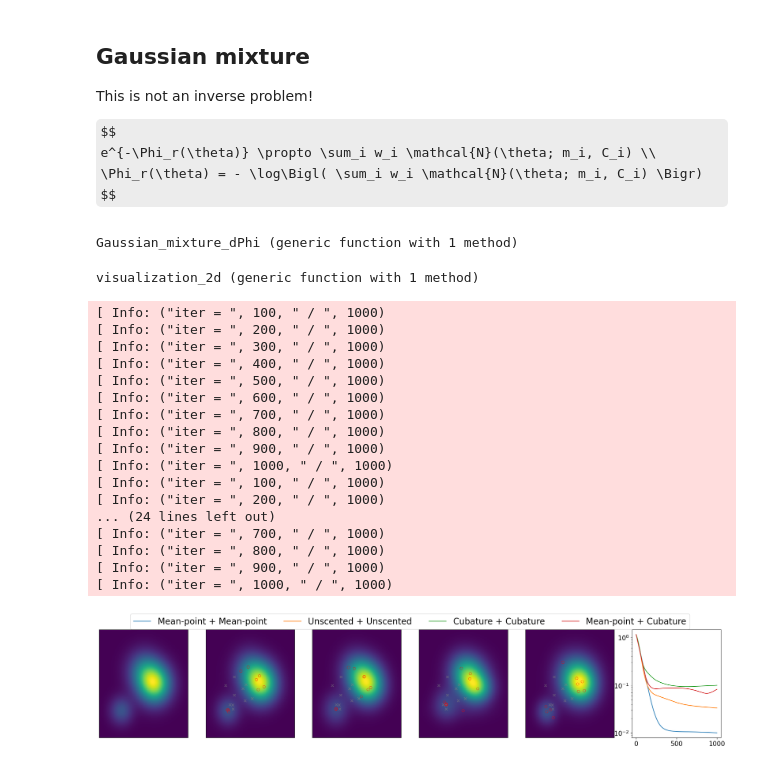
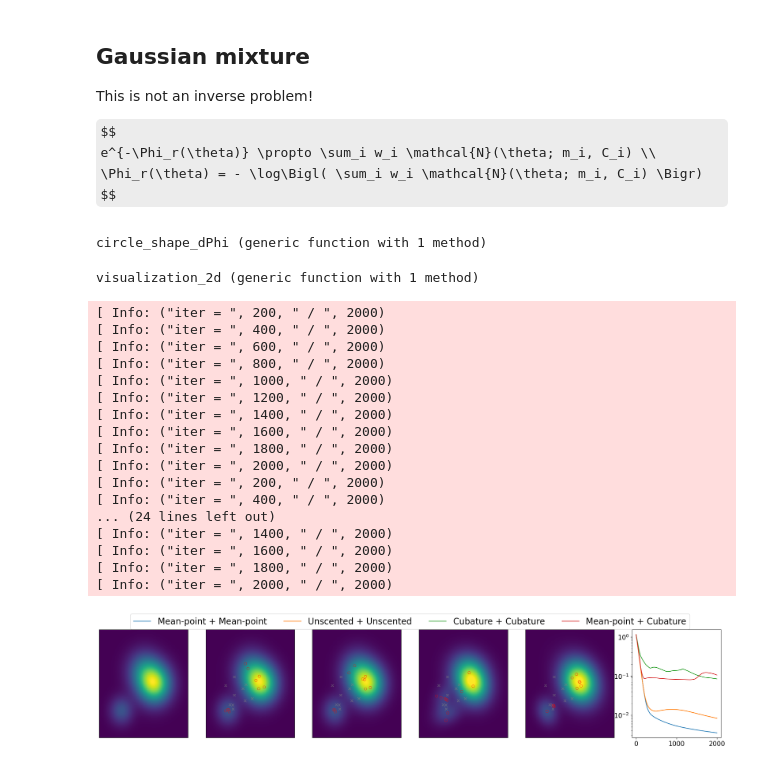
Before and after one commit to PKU-CMEGroup/InverseProblems.jl, a Jupyter notebook: Derivative-Free-Variational-Inference/Quadrature-Rule-Test.ipynb, the cells around one changed output. Cells and saved outputs as stored; diff of their text form; code cells hidden in the pictures; some formulas as TeX source.

```diff
--- a/Derivative-Free-Variational-Inference/Quadrature-Rule-Test.ipynb
+++ b/Derivative-Free-Variational-Inference/Quadrature-Rule-Test.ipynb
@@ -30,14 +30,27 @@ function log_Gaussian_mixture(x, args)
 end
 
 
-
 function Gaussian_mixture_dPhi(θ, args)
     return -log_Gaussian_mixture(θ, args),
            -ForwardDiff.gradient(x -> log_Gaussian_mixture(x, args), θ),
            -ForwardDiff.hessian(x -> log_Gaussian_mixture(x, args), θ)
 end
+
+
+function log_circle_shape(x, args)
+    # C = L L.T
+    # C^-1 = L^-TL^-1
+    return -(1 - x[1]^2 - 4*x[2]^2 - 2*x[1] * x[2])^2/(2 * 0.5^2)
+end
+
+
+function circle_shape_dPhi(θ, args)
+    return -log_circle_shape(θ, args),
+           -ForwardDiff.gradient(x -> log_circle_shape(x, args), θ),
+           -ForwardDiff.hessian(x -> log_circle_shape(x, args), θ)
+end
 # %% [output]
-Gaussian_mixture_dPhi (generic function with 1 method)
+circle_shape_dPhi (generic function with 1 method)
 # %%
 function visualization_2d(ax; Nx=2000, Ny=2000, x_lim=[-4.0,4.0], y_lim=[-4.0,4.0], func_F = nothing, func_Phi = nothing, objs=nothing, label=nothing)
 
@@ -120,49 +133,49 @@ for im = 1:N_modes
 end
 
 
 sqrt_matrix_type = "Cholesky"
-N_iter , dt  = 1000, 0.02
+N_iter , dt  = 2000, 0.02
 T =  N_iter * dt
 quadrature_test_list = [
     ("mean_point","mean_point"),
     ("unscented_transform","unscented_transform"),
     ("cubature_transform_o3","cubature_transform_o3"),
     ("cubature_transform_o3","mean_point")]
 
 objs = [GMNVI_Run(func_dPhi, T, N_iter, x0_w, x0_mean, xx0_cov;
-                quadrature_type_GM = quadrature_type_GM, quadrature_type = quadrature_type, Hessian_correct_GM = false) for  (quadrature_type_GM, quadrature_type) in quadrature_test_list]
+                quadrature_type_GM = quadrature_type_GM, quadrature_type = quadrature_type, c_weight_GM = 3.0, c_weight = 3.0, Hessian_correct_GM = false, diagonal_covariance=false) for  (quadrature_type_GM, quadrature_type) in quadrature_test_list]
 
 # Gaussian mixture test
 visualization_2d(ax; Nx = 200, Ny = 200, x_lim=[-3.0, 5.0], y_lim=[-3.0, 5.0], func_Phi = func_Phi, objs=objs,
         label=["Mean-point + Mean-point", "Unscented + Unscented", "Cubature + Cubature", "Mean-point + Cubature"])
 
 for i = 1:5
     ax[i].get_xaxis().set_visible(false)
     ax[i].get_yaxis().set_visible(false)
 end
 
 handles, labels = ax[end].get_legend_handles_labels()
 fig.legend(handles,labels,loc = "upper center",bbox_to_anchor=(0.5,0.98),ncol=4, fontsize=20)
 fig.subplots_adjust(bottom=0.15,top=0.85,left=0.02,right=0.98,hspace=0.2)
 
 # fig.tight_layout()
 fig.savefig("Quadrature-Points.pdf")
 # %% [output]
-[ Info: ("iter = ", 100, " / ", 1000)
-[ Info: ("iter = ", 200, " / ", 1000)
-[ Info: ("iter = ", 300, " / ", 1000)
-[ Info: ("iter = ", 400, " / ", 1000)
-[ Info: ("iter = ", 500, " / ", 1000)
-[ Info: ("iter = ", 600, " / ", 1000)
-[ Info: ("iter = ", 700, " / ", 1000)
-[ Info: ("iter = ", 800, " / ", 1000)
-[ Info: ("iter = ", 900, " / ", 1000)
-[ Info: ("iter = ", 1000, " / ", 1000)
-[ Info: ("iter = ", 100, " / ", 1000)
-[ Info: ("iter = ", 200, " / ", 1000)
+[ Info: ("iter = ", 200, " / ", 2000)
+[ Info: ("iter = ", 400, " / ", 2000)
+[ Info: ("iter = ", 600, " / ", 2000)
+[ Info: ("iter = ", 800, " / ", 2000)
+[ Info: ("iter = ", 1000, " / ", 2000)
+[ Info: ("iter = ", 1200, " / ", 2000)
+[ Info: ("iter = ", 1400, " / ", 2000)
+[ Info: ("iter = ", 1600, " / ", 2000)
+[ Info: ("iter = ", 1800, " / ", 2000)
+[ Info: ("iter = ", 2000, " / ", 2000)
+[ Info: ("iter = ", 200, " / ", 2000)
+[ Info: ("iter = ", 400, " / ", 2000)
 ... (24 lines left out)
-[ Info: ("iter = ", 700, " / ", 1000)
-[ Info: ("iter = ", 800, " / ", 1000)
-[ Info: ("iter = ", 900, " / ", 1000)
-[ Info: ("iter = ", 1000, " / ", 1000)
+[ Info: ("iter = ", 1400, " / ", 2000)
+[ Info: ("iter = ", 1600, " / ", 2000)
+[ Info: ("iter = ", 1800, " / ", 2000)
+[ Info: ("iter = ", 2000, " / ", 2000)
-[figure, old version]
+[figure, new version]
```
Also changed, not shown: 3 other files.
